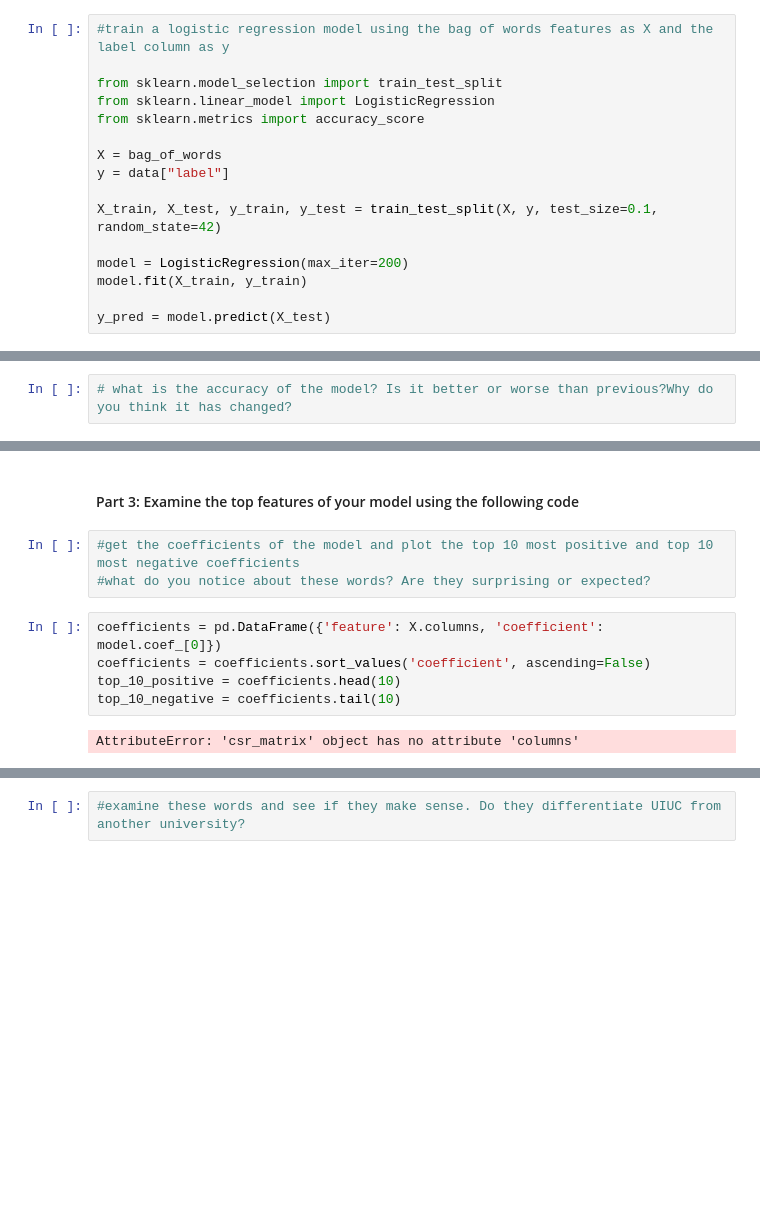
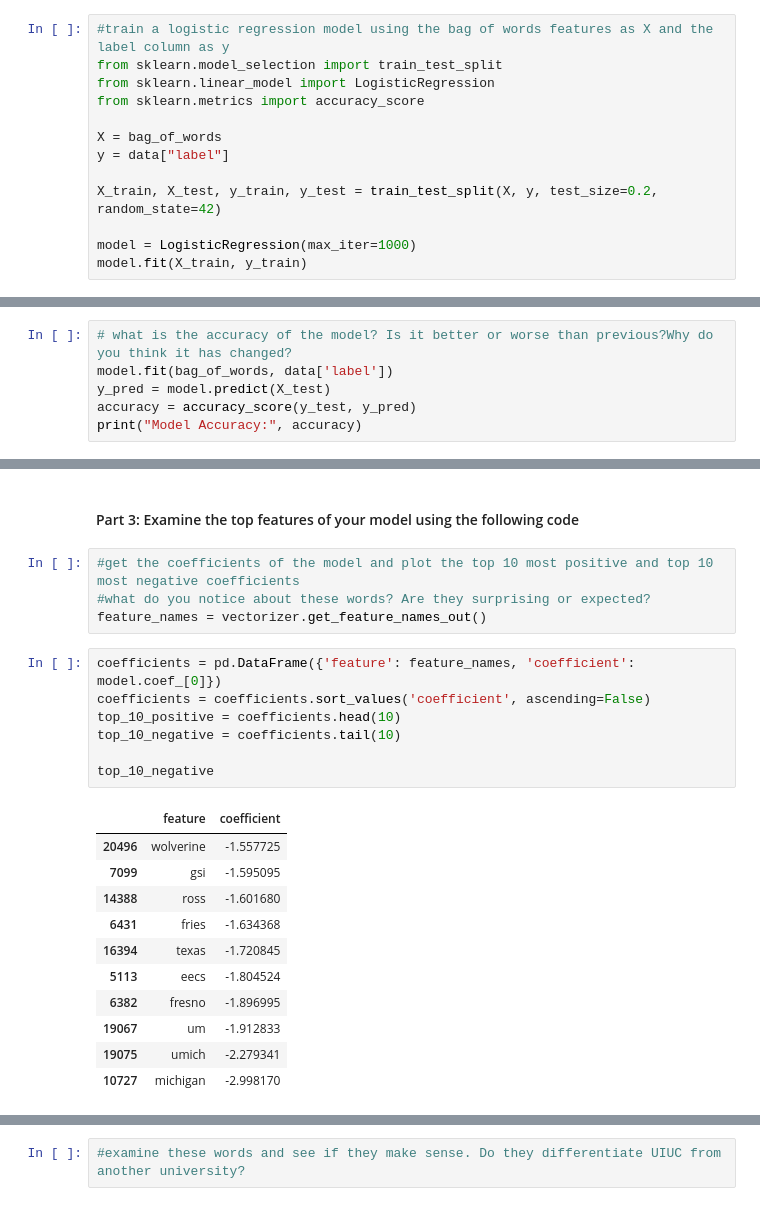
Before and after one commit to qyye11/project1-counting-words, a Jupyter notebook: project1.ipynb, the cells around one changed output, grey strips where cells are left out. Cells and saved outputs as stored; diff of their text form; blank space fills up the shorter version.

```diff
--- a/project1.ipynb
+++ b/project1.ipynb
@@ -306,6 +378,5 @@ bag_of_words
 # %%
 #train a logistic regression model using the bag of words features as X and the label column as y
-
 from sklearn.model_selection import train_test_split
 from sklearn.linear_model import LogisticRegression
 from sklearn.metrics import accuracy_score
@@ -313,9 +384,7 @@ from sklearn.metrics import accuracy_score
 X = bag_of_words
 y = data["label"]
 
-X_train, X_test, y_train, y_test = train_test_split(X, y, test_size=0.1, random_state=42)
+X_train, X_test, y_train, y_test = train_test_split(X, y, test_size=0.2, random_state=42)
 
-model = LogisticRegression(max_iter=200)
+model = LogisticRegression(max_iter=1000)
 model.fit(X_train, y_train)
-
-y_pred = model.predict(X_test)
@@ -329,3 +403,7 @@ accuracy of the model: 0.6995
 #### Part 2: hold out part of the dataset using sklearn train_test_split (https://scikit-learn.org/stable/modules/generated/sklearn.model_selection.train_test_split.html). Pass in your previously generated bag of words as X and the label column as y. Use only the X_train and y_train for training and hold out the X_test and y_test to score the model on unseen data.
 # %%
 # what is the accuracy of the model? Is it better or worse than previous?Why do you think it has changed?
+model.fit(bag_of_words, data['label'])
+y_pred = model.predict(X_test)
+accuracy = accuracy_score(y_test, y_pred)
+print("Model Accuracy:", accuracy)
@@ -334,10 +416,23 @@ accuracy of the model: 0.6995
 # %%
 #get the coefficients of the model and plot the top 10 most positive and top 10 most negative coefficients
 #what do you notice about these words? Are they surprising or expected?
+feature_names = vectorizer.get_feature_names_out()
 # %%
-coefficients = pd.DataFrame({'feature': X.columns, 'coefficient': model.coef_[0]})
+coefficients = pd.DataFrame({'feature': feature_names, 'coefficient': model.coef_[0]})
 coefficients = coefficients.sort_values('coefficient', ascending=False)
 top_10_positive = coefficients.head(10)
 top_10_negative = coefficients.tail(10)
+
+top_10_negative
 # %% [output]
-AttributeError: 'csr_matrix' object has no attribute 'columns'
+|  | feature | coefficient |
+| 20496 | wolverine | -1.557725 |
+| 7099 | gsi | -1.595095 |
+| 14388 | ross | -1.601680 |
+| 6431 | fries | -1.634368 |
+| 16394 | texas | -1.720845 |
+| 5113 | eecs | -1.804524 |
+| 6382 | fresno | -1.896995 |
+| 19067 | um | -1.912833 |
+| 19075 | umich | -2.279341 |
+| 10727 | michigan | -2.998170 |
```
Also changed, not shown: parts of 13 cells of this notebook.
